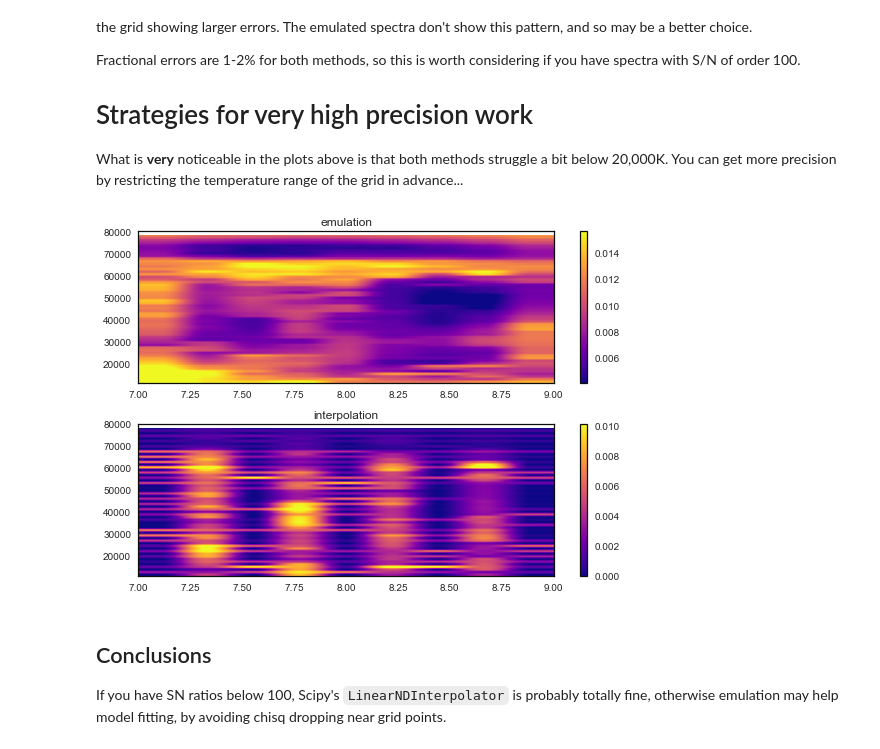
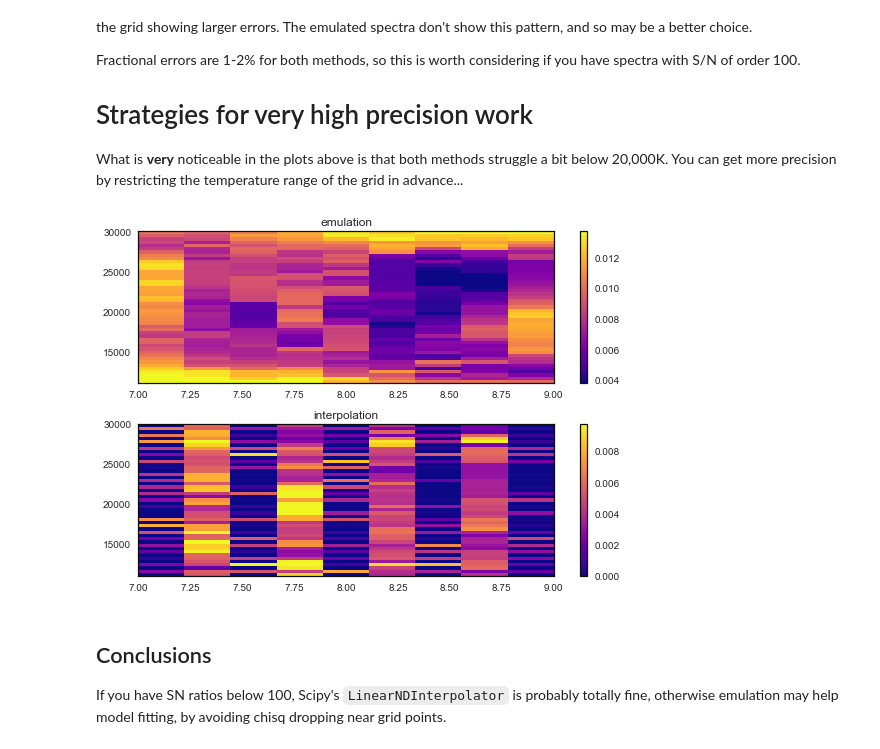
Before and after one commit to StuartLittlefair/wd_emulator, a Jupyter notebook: examples/EmulatingKoesterDA.ipynb, the cells around one changed output. Drawn from its saved outputs; the diff is of its cells as text; code cells hidden in the pictures.

```diff
--- a/examples/EmulatingKoesterDA.ipynb
+++ b/examples/EmulatingKoesterDA.ipynb
@@ -19,2 +18,2 @@ The result is a list of temperatures and gravities, the wavelength grid and a $(
 # %%
-teffs, gravities, wref, spectra = process_grid('/Users/sl/Downloads/koester', [3000, 9000])
+teffs, gravities, wref, spectra = preprocess_koester_grid(wl_range=[3000, 9000])
@@ -173,32 +174,31 @@ Fractional errors are 1-2% for both methods, so this is worth considering if you
 
 What is **very** noticeable in the plots above is that both methods struggle a bit below 20,000K. You can get more precision by restricting the temperature range of the grid in advance...
 # %%
-ranges = [[11000, None], [None, None]]
-teffs, gravities, wref, spectra = process_grid('/Users/sl/Downloads/koester',
-                                              [3000, 9000], ranges)
+ranges = [[11000, 30000], [None, None]]
+teffs, gravities, wref, spectra = preprocess_koester_grid([3000, 9000], ranges)
 emu2 = Emulator(wref, teffs[::2], gravities[::2], spectra[::2, ::2, :])
 emu2.run_pca()
 
 nteffs, nlogg = teffs.size, gravities.size
 emulated_residuals = np.empty((nteffs, nlogg))
 interpolated_residuals = np.empty((nteffs, nlogg))
 for t_idx in range(nteffs):
     for g_idx in range(nlogg):
         err_em, err_int = test_residual(t_idx, g_idx)
         emulated_residuals[t_idx, g_idx] = err_em
         interpolated_residuals[t_idx, g_idx] = err_int
 
 fig, axes = plt.subplots(nrows=2)
 extents = (gravities.min(), gravities.max(), teffs.min(), teffs.max())
 fig1 = imshow(emulated_residuals, axis=axes[0], aspect='auto', extent=extents)
 fig2 = imshow(interpolated_residuals, axis=axes[1], aspect='auto', extent=extents)
 cbar = fig.colorbar(fig1, ax=axes[0])
 cbar2 = fig.colorbar(fig2, ax=axes[1])
 axes[0].set_title('emulation')
 axes[1].set_title('interpolation')
 fig.tight_layout()
 # %% [output]
-[figure, old version]
+[figure, new version]
 # %% [markdown]
 ## Conclusions
 
```
Also changed, not shown: parts of 11 cells of this notebook, 1 other file.
